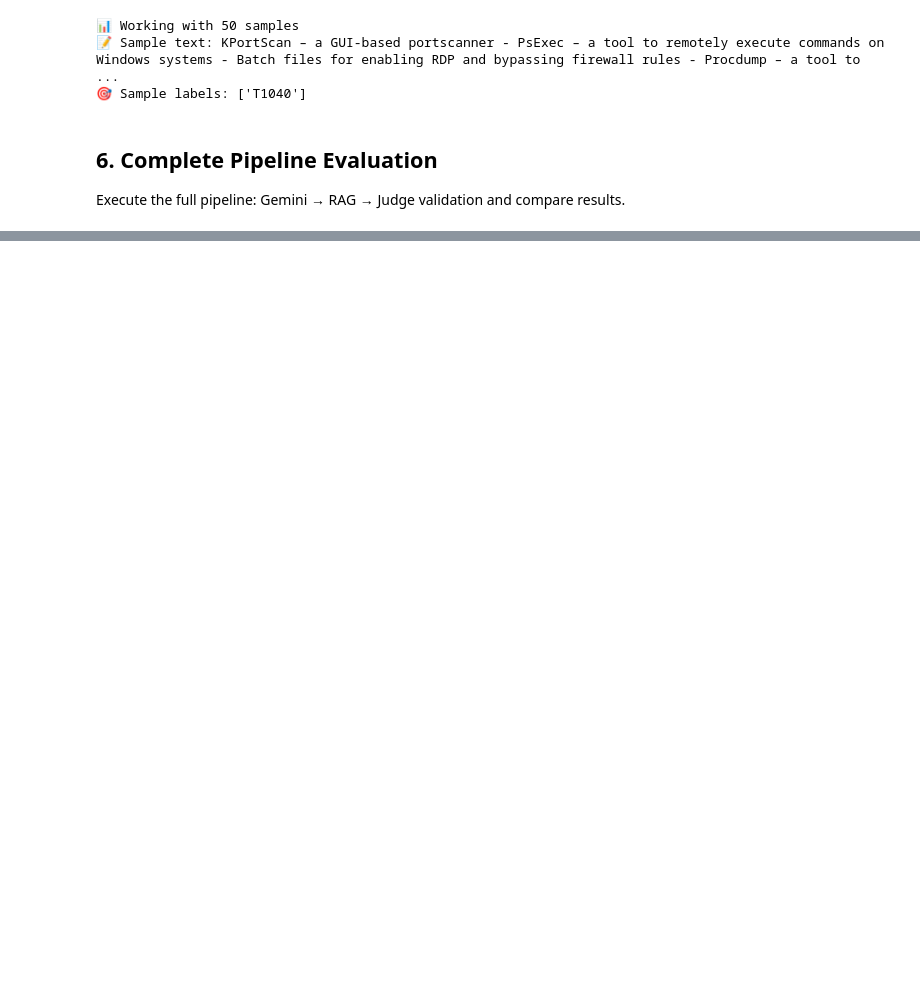
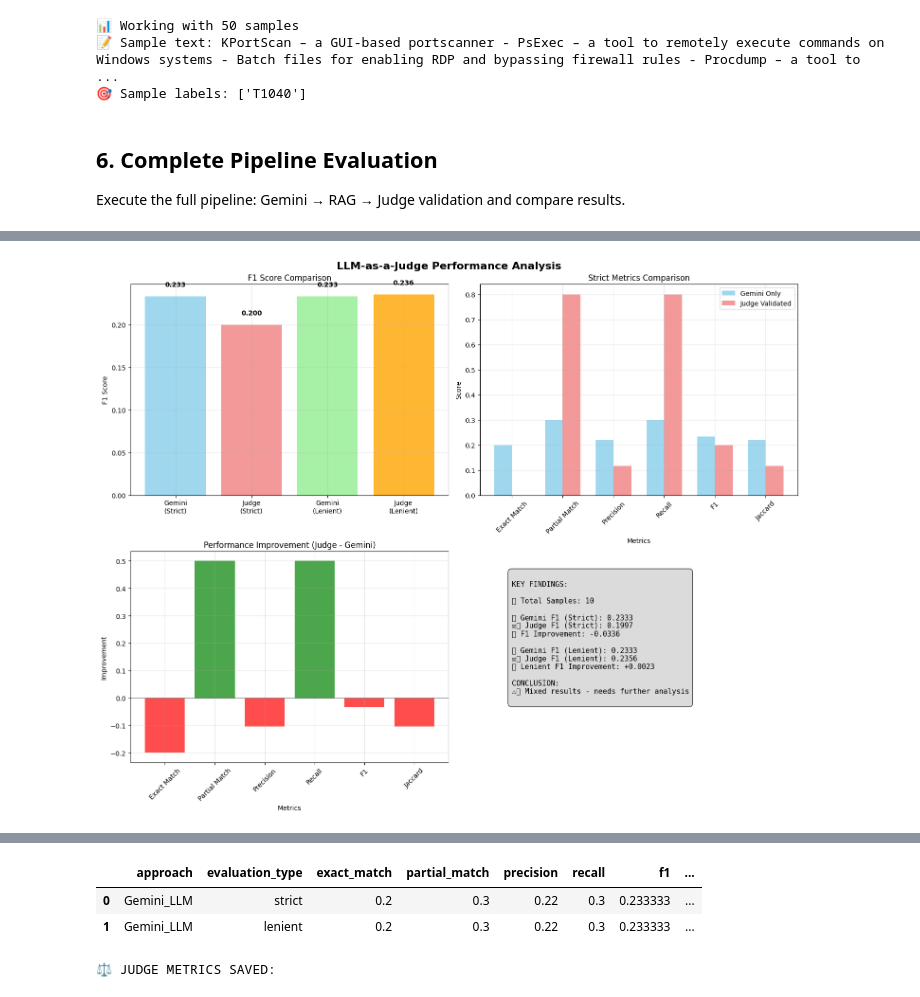
Before and after one commit to LobnaEla/RedMap, a Jupyter notebook: llm_as_a_judge/prompt_engineering.ipynb, the cells around one changed output, grey strips where cells are left out. Cells and saved outputs as stored; diff of their text form; code cells hidden in the pictures; blank space fills up the shorter version.

Commit message:
judge llm output

```diff
--- a/llm_as_a_judge/prompt_engineering.ipynb
+++ b/llm_as_a_judge/prompt_engineering.ipynb
@@ -879,7 +973,7 @@ fig.suptitle('LLM-as-a-Judge Performance Analysis', fontsize=16, fontweight='bol
 
 # 1. F1 Score Comparison
 ax1 = axes[0, 0]
-approaches = ['Gemini\\n(Strict)', 'Judge\\n(Strict)', 'Gemini\\n(Lenient)', 'Judge\\n(Lenient)']
+approaches = ['Gemini\n(Strict)', 'Judge\n(Strict)', 'Gemini\n(Lenient)', 'Judge\n(Lenient)']
 f1_scores = [metrics_gemini['f1'], metrics_judge['f1'],
              lenient_metrics_gemini['f1'], lenient_metrics_judge['f1']]
 colors = ['skyblue', 'lightcoral', 'lightgreen', 'orange']
@@ -931,33 +1025,101 @@ ax3.grid(True, alpha=0.3)
 ax4 = axes[1, 1]
 ax4.axis('off')
 summary_text = f"""
 KEY FINDINGS:
 
 📊 Total Samples: {len(df_sample)}
 
 🔵 Gemini F1 (Strict): {metrics_gemini['f1']:.4f}
 ⚖️ Judge F1 (Strict): {metrics_judge['f1']:.4f}
 📈 F1 Improvement: {metrics_judge['f1'] - metrics_gemini['f1']:+.4f}
 
 🔵 Gemini F1 (Lenient): {lenient_metrics_gemini['f1']:.4f}
 ⚖️ Judge F1 (Lenient): {lenient_metrics_judge['f1']:.4f}
 📈 Lenient F1 Improvement: {lenient_metrics_judge['f1'] - lenient_metrics_gemini['f1']:+.4f}
 
 CONCLUSION:
 {'✅ Judge validation improves performance' if metrics_judge['f1'] > metrics_gemini['f1'] else '⚠️ Mixed results - needs further analysis'}
 """
 
 ax4.text(0.1, 0.9, summary_text, transform=ax4.transAxes, fontsize=11,
          verticalalignment='top', fontfamily='monospace',
          bbox=dict(boxstyle="round,pad=0.5", facecolor="lightgray", alpha=0.8))
 
 plt.tight_layout()
 plt.show()
 
-# Save results
+# Save results with timestamp
 timestamp = datetime.now().strftime("%Y%m%d_%H%M%S")
+
+# 1. Save the main results DataFrame
 results_filename = f"prompt_engineering_results_{timestamp}.csv"
 df_sample.to_csv(results_filename, index=False)
-print(f"\\n💾 Results saved to: {results_filename}")
 
-print("\\n✅ Evaluation completed successfully!")
+# 2. Save LLM (Gemini) metrics separately
+llm_metrics_data = {
+    'approach': 'Gemini_LLM',
+    'evaluation_type': ['strict', 'lenient'],
+    'exact_match': [metrics_gemini['exact_match'], lenient_metrics_gemini['exact_match']],
+    'partial_match': [metrics_gemini['partial_match'], lenient_metrics_gemini['partial_match']],
+    'precision': [metrics_gemini['precision'], lenient_metrics_gemini['precision']],
+    'recall': [metrics_gemini['recall'], lenient_metrics_gemini['recall']],
+    'f1': [metrics_gemini['f1'], lenient_metrics_gemini['f1']],
+    'jaccard_similarity': [metrics_gemini['jaccard_similarity'], lenient_metrics_gemini['jaccard_similarity']],
+    'total_samples': [metrics_gemini['total_samples'], lenient_metrics_gemini['total_samples']],
+    'timestamp': [timestamp, timestamp]
+}
+llm_metrics_df = pd.DataFrame(llm_metrics_data)
+llm_metrics_filename = f"llm_metrics_{timestamp}.csv"
+llm_metrics_df.to_csv(llm_metrics_filename, index=False)
+
+# 3. Save Judge metrics separately
+judge_metrics_data = {
+    'approach': 'Judge_Validated',
+    'evaluation_type': ['strict', 'lenient'],
+    'exact_match': [metrics_judge['exact_match'], lenient_metrics_judge['exact_match']],
+    'partial_match': [metrics_judge['partial_match'], lenient_metrics_judge['partial_match']],
+    'precision': [metrics_judge['precision'], lenient_metrics_judge['precision']],
+    'recall': [metrics_judge['recall'], lenient_metrics_judge['recall']],
+    'f1': [metrics_judge['f1'], lenient_metrics_judge['f1']],
+    'jaccard_similarity': [metrics_judge['jaccard_similarity'], lenient_metrics_judge['jaccard_similarity']],
+    'total_samples': [metrics_judge['total_samples'], lenient_metrics_judge['total_samples']],
+    'timestamp': [timestamp, timestamp]
+}
+judge_metrics_df = pd.DataFrame(judge_metrics_data)
+judge_metrics_filename = f"judge_metrics_{timestamp}.csv"
+judge_metrics_df.to_csv(judge_metrics_filename, index=False)
+
+# 4. Save comparison metrics (improvements)
+comparison_metrics_data = {
+    'metric': ['exact_match', 'partial_match', 'precision', 'recall', 'f1', 'jaccard_similarity'],
+    'gemini_strict': [metrics_gemini[m] for m in ['exact_match', 'partial_match', 'precision', 'recall', 'f1', 'jaccard_similarity']],
+    'judge_strict': [metrics_judge[m] for m in ['exact_match', 'partial_match', 'precision', 'recall', 'f1', 'jaccard_similarity']],
+    'improvement_strict': [metrics_judge[m] - metrics_gemini[m] for m in ['exact_match', 'partial_match', 'precision', 'recall', 'f1', 'jaccard_similarity']],
+    'gemini_lenient': [lenient_metrics_gemini[m] for m in ['exact_match', 'partial_match', 'precision', 'recall', 'f1', 'jaccard_similarity']],
+    'judge_lenient': [lenient_metrics_judge[m] for m in ['exact_match', 'partial_match', 'precision', 'recall', 'f1', 'jaccard_similarity']],
+    'improvement_lenient': [lenient_metrics_judge[m] - lenient_metrics_gemini[m] for m in ['exact_match', 'partial_match', 'precision', 'recall', 'f1', 'jaccard_similarity']],
+    'timestamp': [timestamp] * 6
+}
+comparison_metrics_df = pd.DataFrame(comparison_metrics_data)
+comparison_filename = f"metrics_comparison_{timestamp}.csv"
+comparison_metrics_df.to_csv(comparison_filename, index=False)
+
+print(f"\n💾 RESULTS SAVED:")
+print(f"  📋 Main results: {results_filename}")
+print(f"  🔵 LLM metrics: {llm_metrics_filename}")
+print(f"  ⚖️ Judge metrics: {judge_metrics_filename}")
+print(f"  📊 Comparison: {comparison_filename}")
+
+# Display the saved metrics for verification
+print(f"\n📊 LLM METRICS SAVED:")
+display(llm_metrics_df)
+
+print(f"\n⚖️ JUDGE METRICS SAVED:")
+display(judge_metrics_df)
+
+print(f"\n📈 COMPARISON METRICS SAVED:")
+display(comparison_metrics_df)
+
+print("\n✅ Evaluation completed successfully!")
+# %% [output]
+[figure, added]
@@ -963,0 +1133,4 @@ print("\\n✅ Evaluation completed successfully!")
+|  | approach | evaluation_type | exact_match | partial_match | precision | recall | f1 | ... |
+| 0 | Gemini_LLM | strict | 0.2 | 0.3 | 0.22 | 0.3 | 0.233333 | ... |
+| 1 | Gemini_LLM | lenient | 0.2 | 0.3 | 0.22 | 0.3 | 0.233333 | ... |
+⚖️ JUDGE METRICS SAVED:
```
Also changed, not shown: parts of 6 cells of this notebook, 8 other files.
